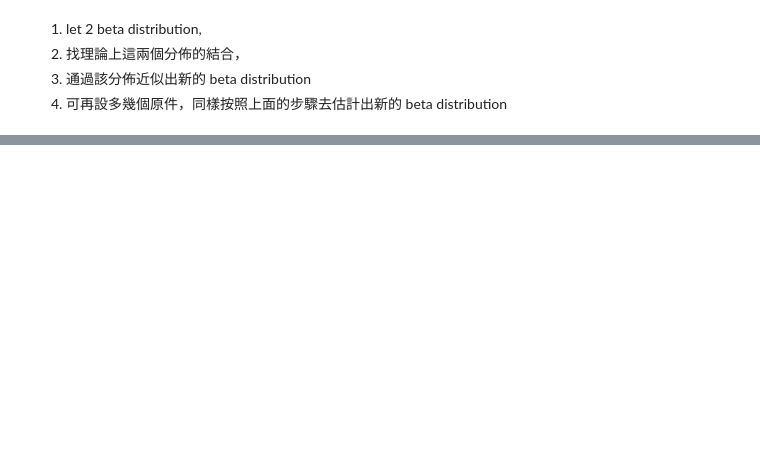
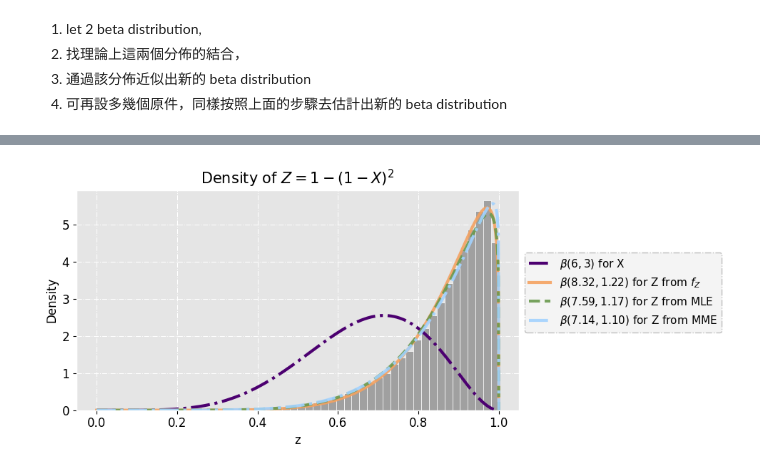
Before and after one commit to shengsia02/StatComp, a Jupyter notebook: hw6/StatComp_411078064_.ipynb, the cells around one changed output, grey strips where cells are left out. Drawn from its saved outputs; the diff is of its cells as text; code cells hidden in the pictures; blank space fills up the shorter version.

```diff
--- a/hw6/StatComp_411078064_.ipynb
+++ b/hw6/StatComp_411078064_.ipynb
@@ -178,0 +704,54 @@ algo_method.sort_values(by = 'times').reset_index(drop = True)
+# %%
+## 忽略特定类型的警告
+warnings.filterwarnings("ignore")
+
+
+# 設定參數
+a1, b1 = 6, 3
+
+# 設定 X, Y 的分配
+fx = lambda x: beta.pdf(x, a1, b1)
+
+## 設定樣本
+# 樣本數
+n = 100000
+# 生成來自 beta 分佈的樣本
+x = beta.rvs(a1, b1, size = n)
+Z = 1 - (1 - x) ** 2
+
+a_hat_lsm, b_hat_lsm = LSM(a1, b1)
+a_hat_mle, b_hat_mle = MLE(Z)
+a_hat_mme, b_hat_mme = MME(Z)
+
+
+# 繪圖
+z = np.linspace(0, 1, 1000)
+fz_lsm = beta.pdf(z, a_hat_lsm, b_hat_lsm)
+fz_mle = beta.pdf(z, a_hat_mle, b_hat_mle)
+fz_mme = beta.pdf(z, a_hat_mme, b_hat_mme)
+
+plt.style.use('ggplot')
+fig = plt.figure(figsize = (8, 4))
+plt.plot(z, fx(z), label = f'$\\beta({a1}, {b1})$ for X', linestyle = '-.', linewidth = 3
+         , color = '#4c0070')
+plt.plot(z, fz_lsm, label = f'$\\beta({a_hat_lsm:.2f}, {b_hat_lsm:.2f})$ for Z from $f_Z$' \
+         , linewidth = 3, linestyle = '-', alpha = 0.9, color = '#f4a261')
+plt.plot(z, fz_mle, label = f'$\\beta({a_hat_mle:.2f}, {b_hat_mle:.2f})$ for Z from MLE' \
+         , linewidth = 3, linestyle = '--', alpha = 0.9, color = '#6a994e')
+plt.plot(z, fz_mme, label = f'$\\beta({a_hat_mme:.2f}, {b_hat_mme:.2f})$ for Z from MME' \
+         , linewidth = 3, linestyle = '-.', alpha = 0.9, color = '#a2d2ff')
+plt.hist(Z, bins = 45, density = True, color = '#A0A0A0' \
+         , edgecolor = 'white')
+plt.xlabel('z', fontsize = 12, color = 'black')
+plt.ylabel('Density', fontsize = 12, color = 'black')
+plt.title('Density of $Z = 1 - (1 - X)^2$', fontsize = 15, color = 'black')
+plt.tick_params(axis = 'both', labelsize = 12, colors = 'black')
+lgd = plt.legend(edgecolor = '#666666', prop = {'size': 11}, frameon = True \
+                 , bbox_to_anchor = (1.47, 0.74))
+lgd.get_frame().set_linestyle('-.')
+lgd.get_frame().set_alpha(0.4)
+lgd.get_frame().set_linewidth(1)
+plt.grid(True, linestyle = '-.', color = 'white')
+plt.show()
+# %% [output]
+[figure, added]
```
Also changed, not shown: parts of 35 cells of this notebook.
